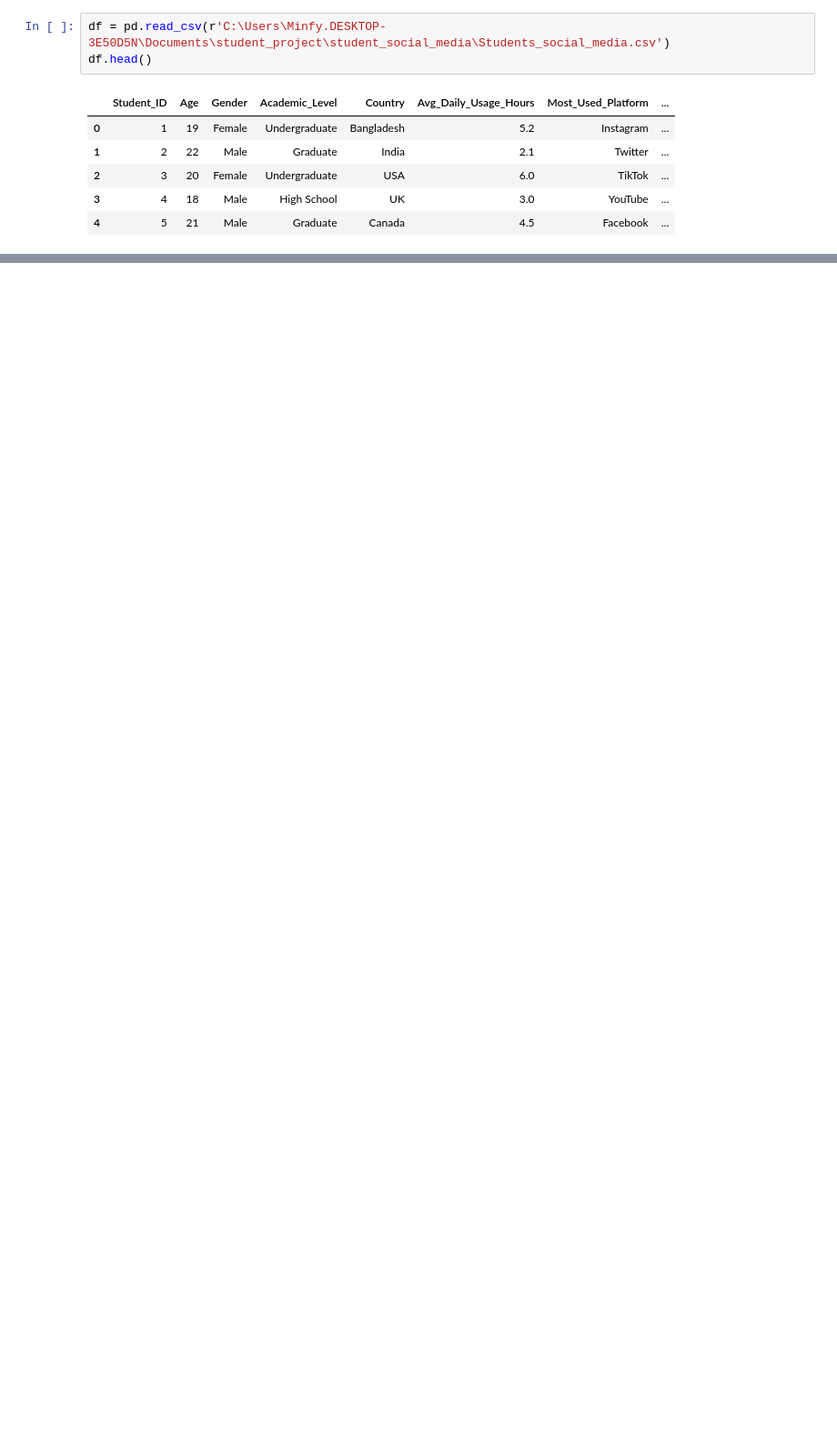
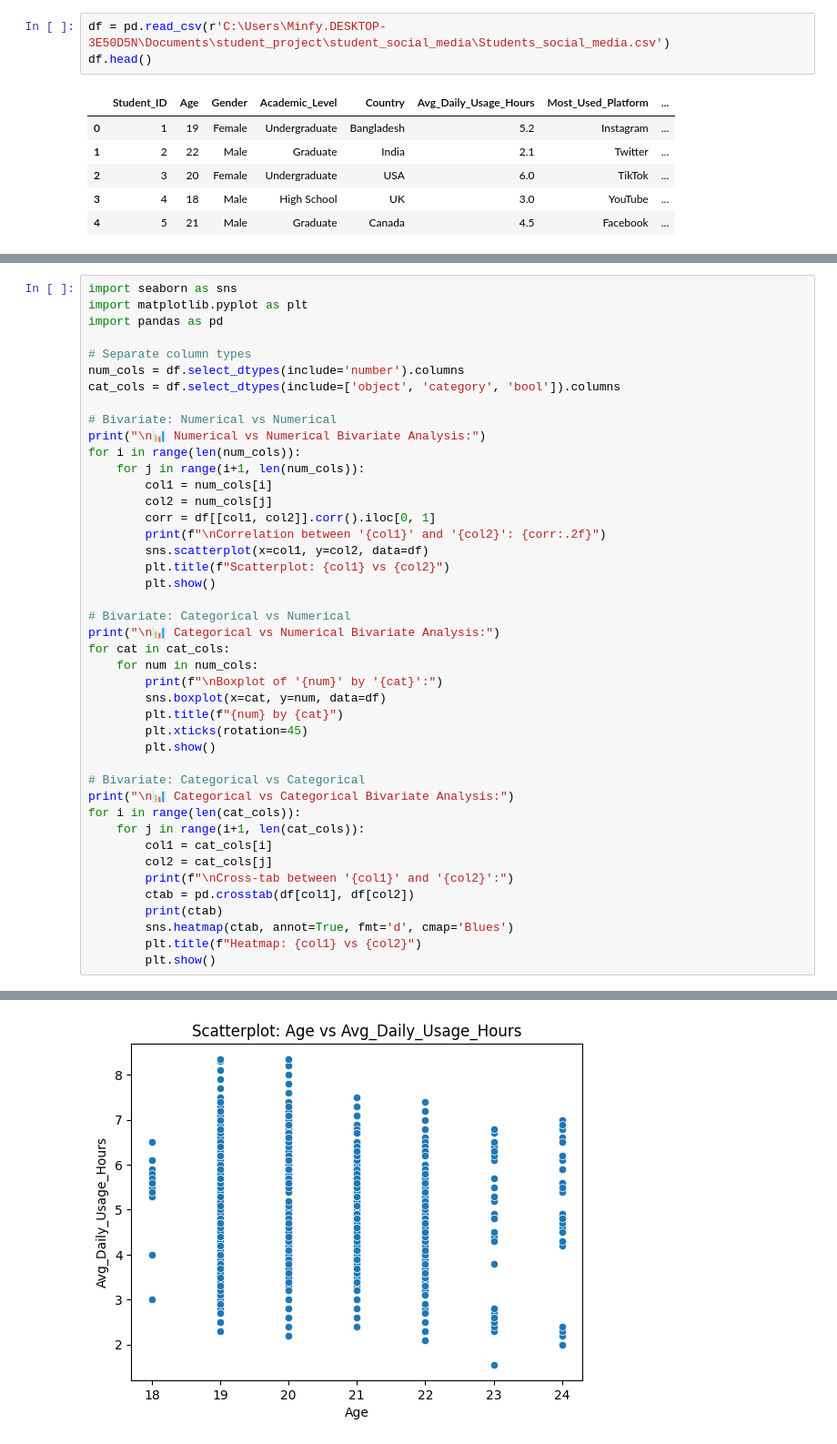
Before and after one commit to Aravindminfy/student_social_media, a Jupyter notebook: code.ipynb, the cells around one changed output, grey strips where cells are left out. Shown at 91% size. Saved outputs shown, nothing was run; the diff lists cells and outputs as text; blank space fills up the shorter version.

```diff
--- a/code.ipynb
+++ b/code.ipynb
@@ -16,0 +362,44 @@ df.head()
+# %%
+import seaborn as sns
+import matplotlib.pyplot as plt
+import pandas as pd
+
+# Separate column types
+num_cols = df.select_dtypes(include='number').columns
+cat_cols = df.select_dtypes(include=['object', 'category', 'bool']).columns
+
+# Bivariate: Numerical vs Numerical
+print("\n📊 Numerical vs Numerical Bivariate Analysis:")
+for i in range(len(num_cols)):
+    for j in range(i+1, len(num_cols)):
+        col1 = num_cols[i]
+        col2 = num_cols[j]
+        corr = df[[col1, col2]].corr().iloc[0, 1]
+        print(f"\nCorrelation between '{col1}' and '{col2}': {corr:.2f}")
+        sns.scatterplot(x=col1, y=col2, data=df)
+        plt.title(f"Scatterplot: {col1} vs {col2}")
+        plt.show()
+
+# Bivariate: Categorical vs Numerical
+print("\n📊 Categorical vs Numerical Bivariate Analysis:")
+for cat in cat_cols:
+    for num in num_cols:
+        print(f"\nBoxplot of '{num}' by '{cat}':")
+        sns.boxplot(x=cat, y=num, data=df)
+        plt.title(f"{num} by {cat}")
+        plt.xticks(rotation=45)
+        plt.show()
+
+# Bivariate: Categorical vs Categorical
+print("\n📊 Categorical vs Categorical Bivariate Analysis:")
+for i in range(len(cat_cols)):
+    for j in range(i+1, len(cat_cols)):
+        col1 = cat_cols[i]
+        col2 = cat_cols[j]
+        print(f"\nCross-tab between '{col1}' and '{col2}':")
+        ctab = pd.crosstab(df[col1], df[col2])
+        print(ctab)
+        sns.heatmap(ctab, annot=True, fmt='d', cmap='Blues')
+        plt.title(f"Heatmap: {col1} vs {col2}")
+        plt.show()
+# %% [output]
@@ -16,0 +409 @@ df.head()
+[figure, added]
```
Also changed, not shown: parts of 19 cells of this notebook, 1 other file.
